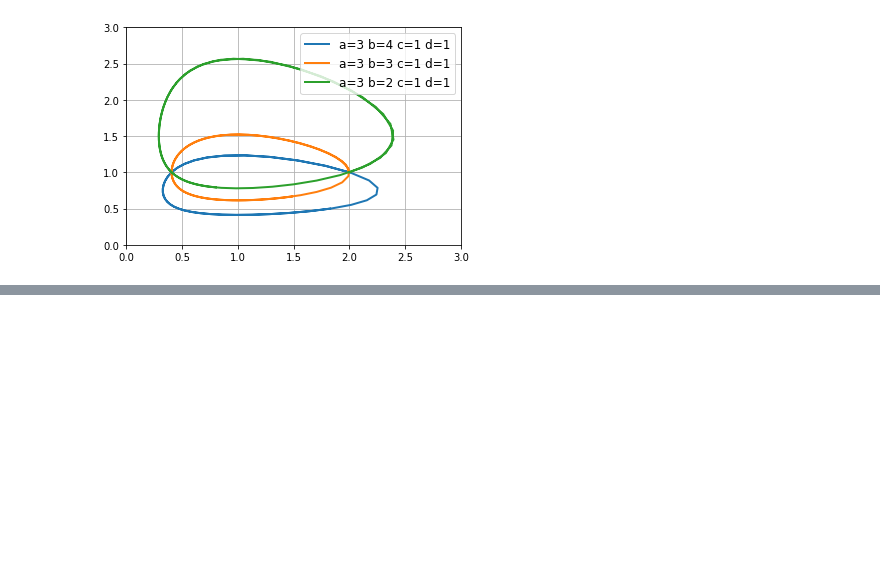
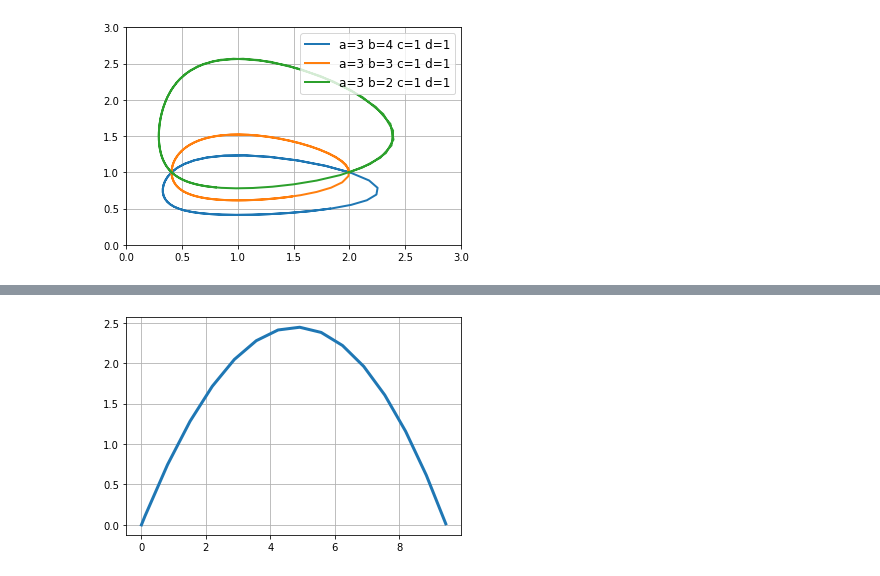
Before and after one commit to nikit34/lab_sac3, a Jupyter notebook: Untitled.ipynb, the cells around one changed output, grey strips where cells are left out. Cells and saved outputs as stored; diff of their text form; code cells hidden in the pictures; blank space fills up the shorter version.

```diff
--- a/Untitled.ipynb
+++ b/Untitled.ipynb
@@ -67,0 +95,38 @@ p.show(aspect_ratio=1)
+# %%
+from scipy.integrate import ode
+import numpy as np
+import matplotlib.pyplot as plt
+
+ts = []
+ys = []
+
+
+def fout(t, y): # обработчик шага
+    ts.append(t)
+    ys.append(list(y.copy()))
+
+
+def f(t, y): # функция правой части системы ОДУ
+    k = 0.01
+    g = 9.81
+    y1, y2, y3, y4 = y
+    return [y2, -k * y2 * sqrt(y2**2 + y4**2), y4, -k * y4 * sqrt(y2**2 + y4**2) - g]
+
+
+tmax = 1.41 # время движения, подбирается экспериментально
+alph = np.pi/4 # угол бросания тела
+v0 = 10.0 # начальная скорость
+
+ODE = ode(f)
+y0, t0 = [0, v0 * np.cos(alph), 0, v0 * np.sin(alph)], 0 # начальные условия
+r = ODE.set_integrator('dopri5', max_step=0.1) # метод Рунге – Кутта
+r.set_solout(fout) # загрузка обработчика шага
+r = ODE.set_initial_value(y0, t0) # задание начальных значений
+ret = r.integrate(tmax) # решаем ОДУ
+Y = np.array(ys)
+fig, ax = plt.subplots()
+fig.set_facecolor('white')
+ax.plot(Y[:,0],Y[:,2],linewidth=3) # график решения
+ax.grid(True)
+# %% [output]
+[figure, added]
```
Also changed, not shown: parts of 6 cells of this notebook.
